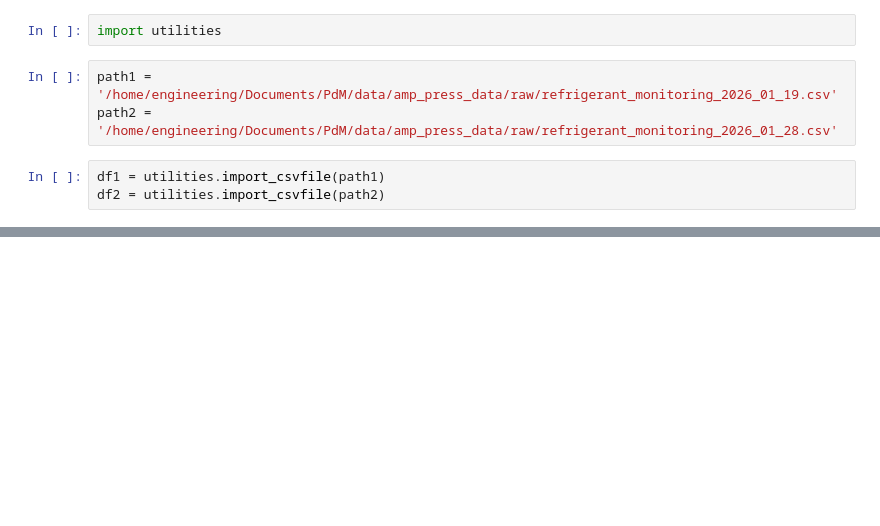
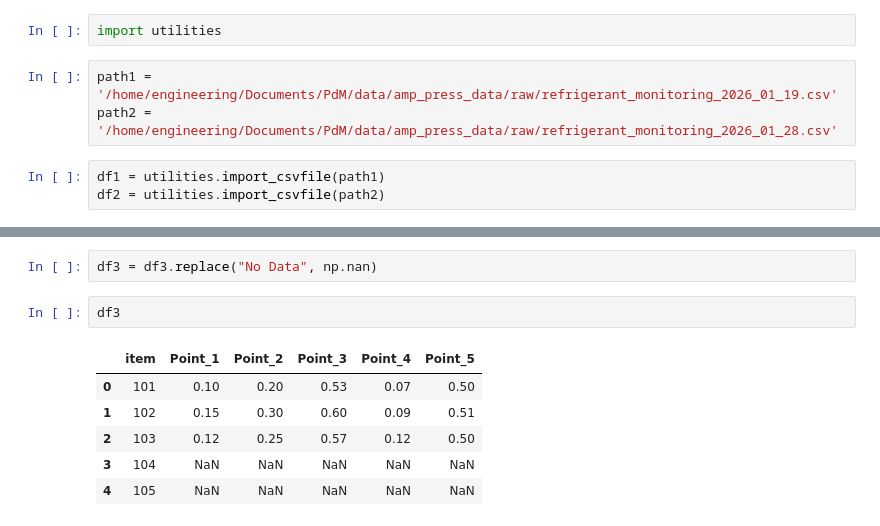
Before and after one commit to JohnCaruthers1AZ/refsys, a Jupyter notebook: point_name_test.ipynb, the cells around one changed output, grey strips where cells are left out. Cells and saved outputs as stored; diff of their text form; blank space fills up the shorter version.

```diff
--- a/point_name_test.ipynb
+++ b/point_name_test.ipynb
@@ -159,0 +198,11 @@ df1.head(10)
+# %%
+df3 = df3.replace("No Data", np.nan)
+# %%
+df3
+# %% [output]
+|  | item | Point_1 | Point_2 | Point_3 | Point_4 | Point_5 |
+| 0 | 101 | 0.10 | 0.20 | 0.53 | 0.07 | 0.50 |
+| 1 | 102 | 0.15 | 0.30 | 0.60 | 0.09 | 0.51 |
+| 2 | 103 | 0.12 | 0.25 | 0.57 | 0.12 | 0.50 |
+| 3 | 104 | NaN | NaN | NaN | NaN | NaN |
+| 4 | 105 | NaN | NaN | NaN | NaN | NaN |
```
Also changed, not shown: parts of 6 cells of this notebook.
